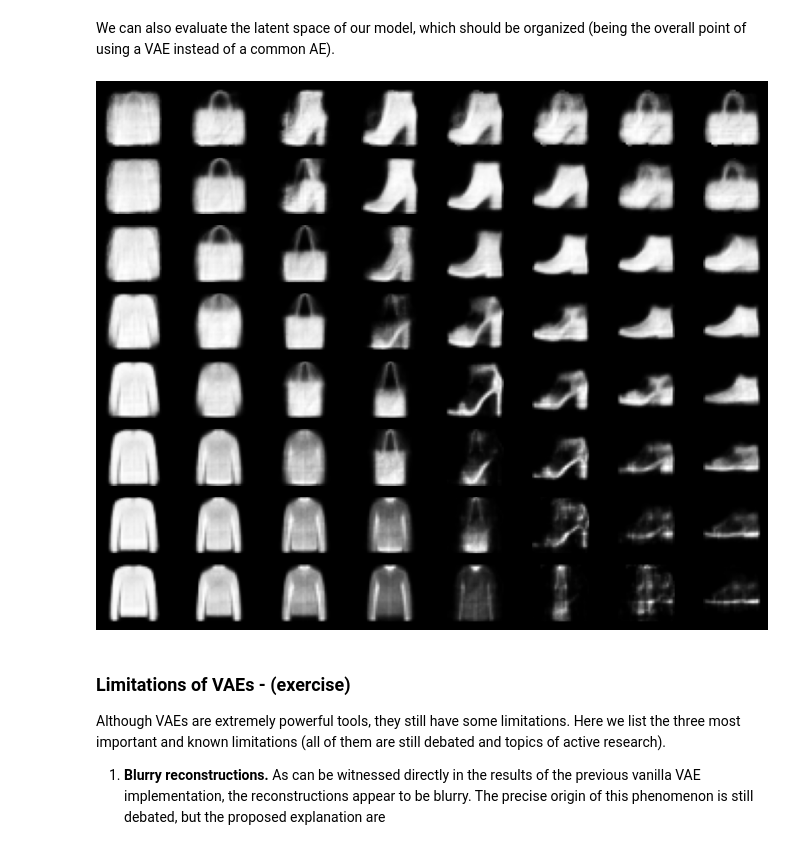
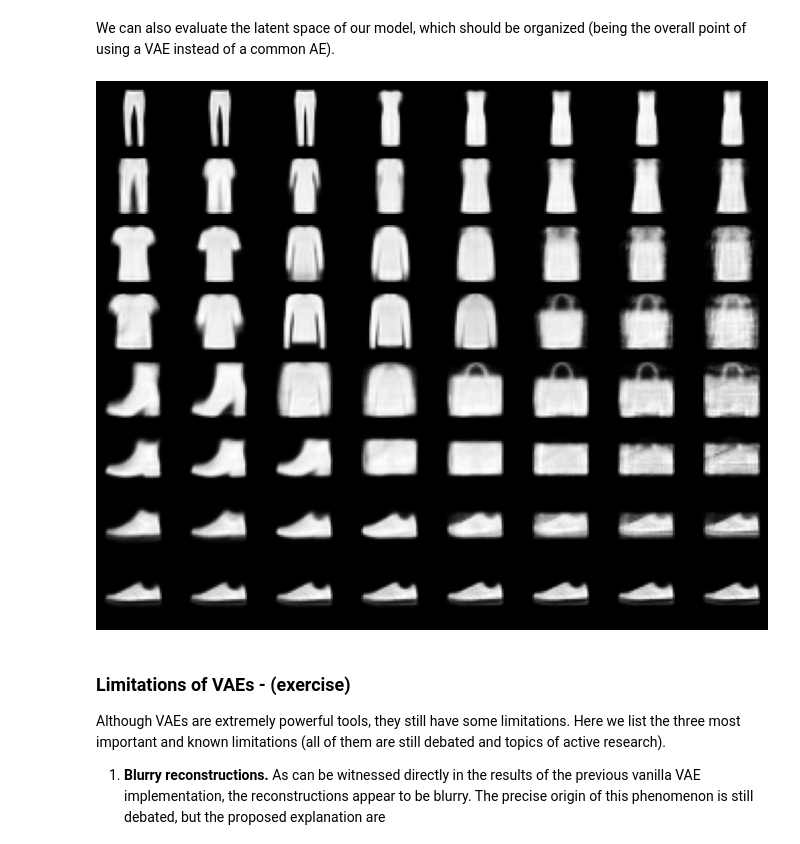
Before and after one commit to Sebastien-li/creative_ml, a Jupyter notebook: 08a_variational_auto_encoders.ipynb, the cells around one changed output. Cells and saved outputs as stored; diff of their text form; code cells hidden in the pictures.

```diff
--- a/08a_variational_auto_encoders.ipynb
+++ b/08a_variational_auto_encoders.ipynb
@@ -280,7 +280,7 @@ class VAE(AE):
     def __init__(self, encoder, decoder, encoding_dims, latent_dims):
         super(VAE, self).__init__(encoder, decoder, encoding_dims)
         self.latent_dims = latent_dims
-        self.mu = nn.Sequential(nn.Linear(self.encoding_dims, self.latent_dims)) #, nn.Sigmoid())
+        self.mu = nn.Sequential(nn.Linear(self.encoding_dims, self.latent_dims), nn.Sigmoid())
         self.sigma = nn.Sequential(nn.Linear(self.encoding_dims, self.latent_dims), nn.Softplus())
 
     def encode(self, x):
@@ -313,10 +313,10 @@ class VAE(AE):
         ######################
         batch_size = x.shape[0]
         mu, sigma = z_params
-        kl_div = 0.5*(-1 - torch.log(sigma**2)**2 + mu**2 + sigma**2).sum()
-
-        normal = mu + sigma*distrib.Normal(loc=0, scale=1)
-        z = normal.sample((batch_size,))
+        kl_div = 0.5*(-1 - torch.log(sigma**2) + mu**2 + sigma**2).sum()
+        normal = distrib.Normal(loc=0, scale=1)
+        epsilon = normal.sample((batch_size,self.latent_dims))
+        z = mu + sigma * epsilon
 
         return z, kl_div
 # %% [markdown]
@@ -370,7 +370,7 @@ def compute_loss(model, x):
     # YOUR CODE GOES HERE
     ######################
     x_tilde, kl = model(x)
-    full_loss = recons_criterion(x_tilde,x) - kl
+    full_loss = recons_criterion(x_tilde,x) + kl
 
     return full_loss
 
@@ -530,17 +540,17 @@ We can also evaluate the latent space of our model, which should be organized (b
 # %%
 x = np.linspace(0, 1, 8)
 y = np.linspace(0, 1.5, 8)
 fig = plt.figure(figsize=(10, 8))
 for i in range(8):
     for j in range(8):
         plt.subplot(8, 8, (i * 8) + j + 1)
         final_tensor = torch.zeros(n_latent)
-        final_tensor[2] = x[i]
+        final_tensor[0] = x[i]
         final_tensor[1] = y[j]
         plt.imshow(model.decode(final_tensor).detach().reshape(28, 28), cmap='gray')
         plt.axis('off')
 # %% [output]
-[figure, old version]
+[figure, new version]
 # %% [markdown]
 ### Limitations of VAEs - (**exercise**)
 
```
Also changed, not shown: parts of 8 cells of this notebook, 1 other file.
